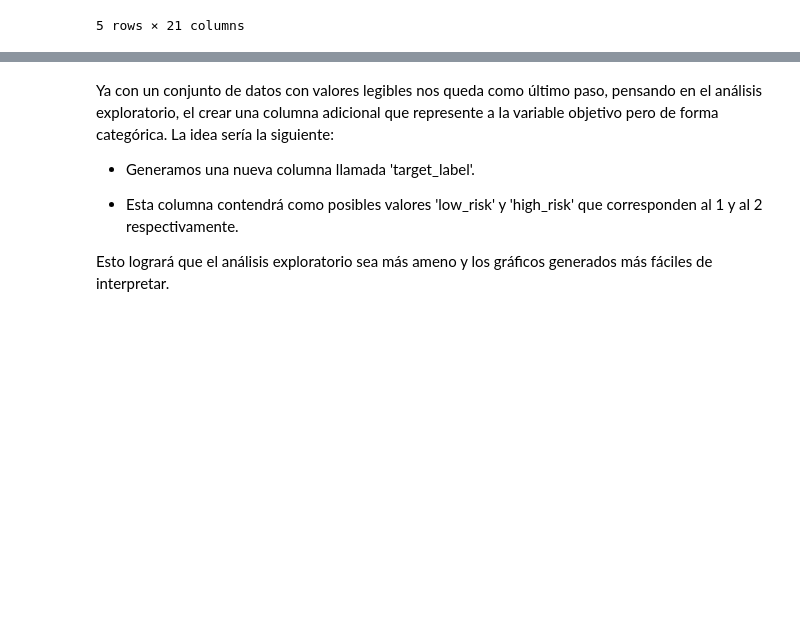
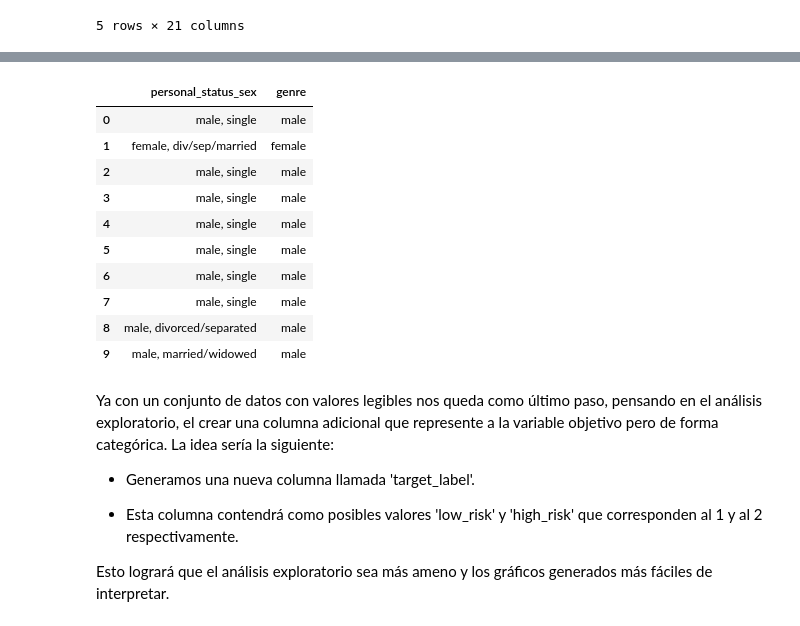
Before and after one commit to Gerardo1909/tpfinal_equidad, a Jupyter notebook: tp_final_fairness_ML/notebooks/01_preprocesamiento.ipynb, the cells around one changed output, grey strips where cells are left out. Cells and saved outputs as stored; diff of their text form; code cells hidden in the pictures; blank space fills up the shorter version.

```diff
--- a/tp_final_fairness_ML/notebooks/01_preprocesamiento.ipynb
+++ b/tp_final_fairness_ML/notebooks/01_preprocesamiento.ipynb
@@ -46,3 +59,21 @@ g_credit_data.head()
+# %%
+from tp_final_fairness_ML.utils.preprocessing import extraer_genero
+
+g_credit_data = extraer_genero(g_credit_data, 'genre')
+
+g_credit_data[['personal_status_sex', 'genre']].head(10)
+# %% [output]
+|  | personal_status_sex | genre |
+| 0 | male, single | male |
+| 1 | female, div/sep/married | female |
+| 2 | male, single | male |
+| 3 | male, single | male |
+| 4 | male, single | male |
+| 5 | male, single | male |
+| 6 | male, single | male |
+| 7 | male, single | male |
+| 8 | male, divorced/separated | male |
+| 9 | male, married/widowed | male |
 # %% [markdown]
 Ya con un conjunto de datos con valores legibles nos queda como último paso, pensando en el análisis exploratorio, el crear una columna adicional que represente a la variable objetivo pero de forma categórica. La idea sería la siguiente:
 
```
Also changed, not shown: parts of 12 cells of this notebook, 5 other files.
